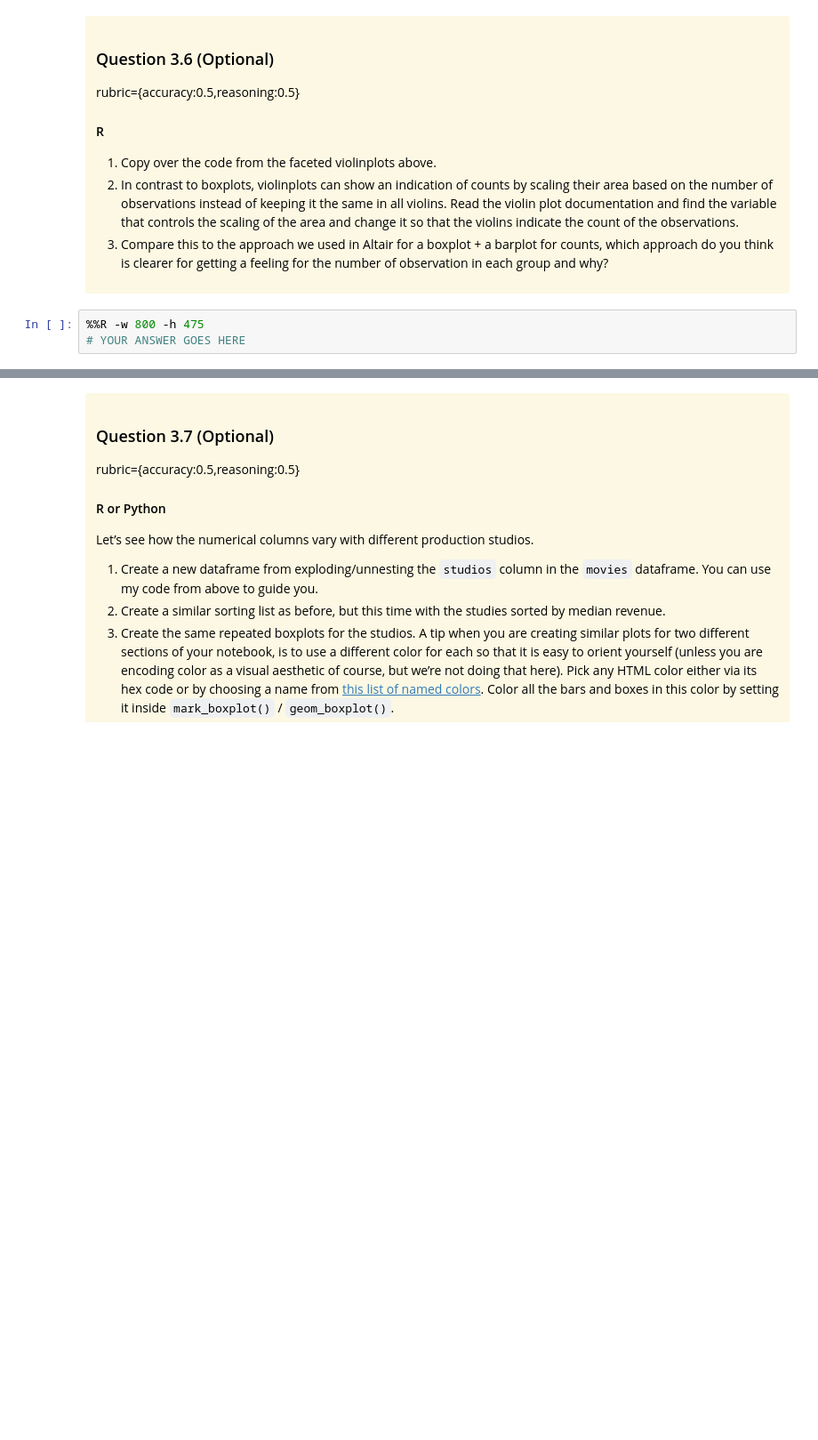
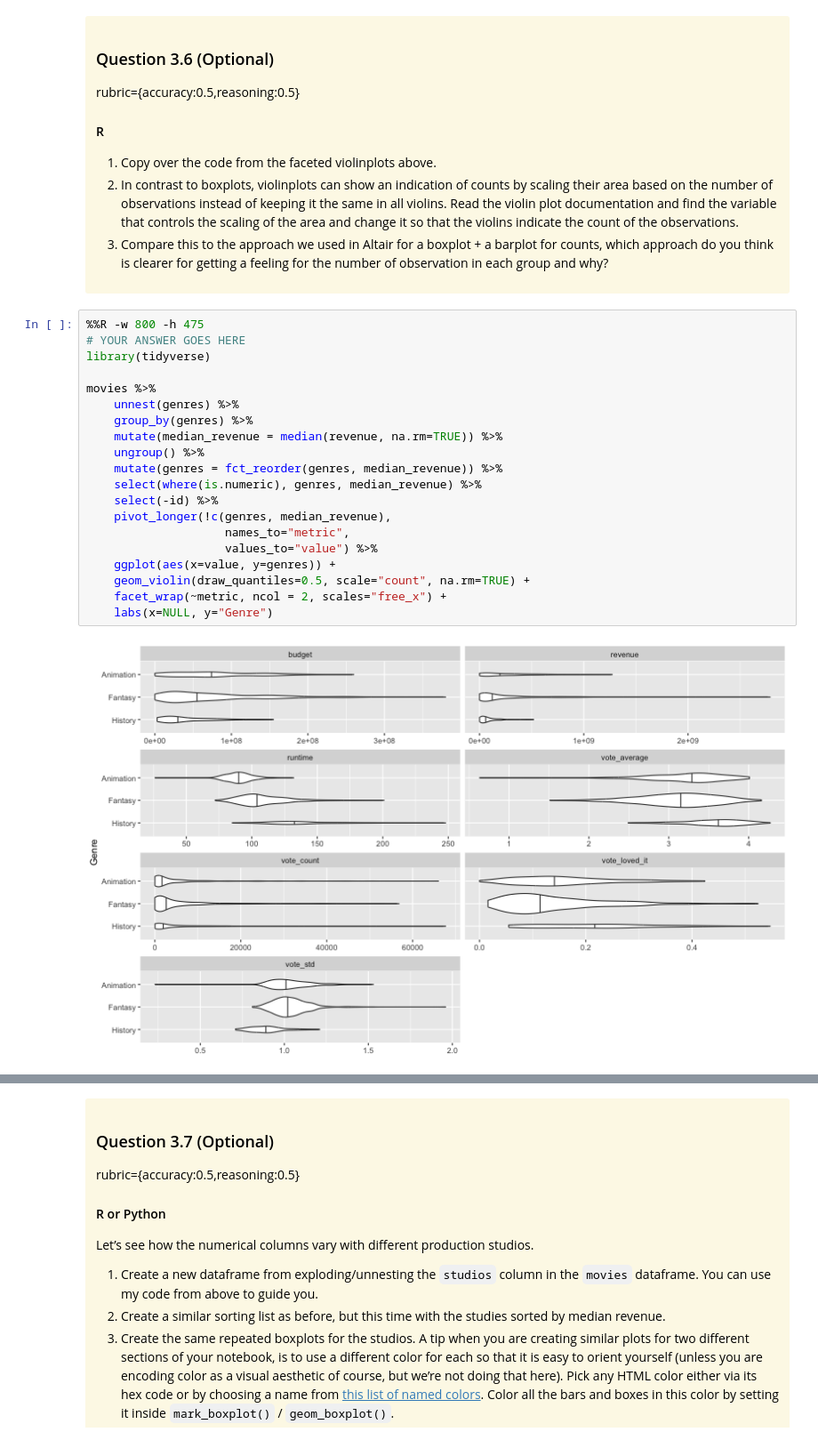
Before and after one commit to ruochenyang76-cloud/550lab, a Jupyter notebook: lab2/lab2.ipynb, the cells around one changed output, grey strips where cells are left out. Shown at 89% size. Cells and saved outputs as stored; diff of their text form; blank space fills up the shorter version.

```diff
--- a/lab2/lab2.ipynb
+++ b/lab2/lab2.ipynb
@@ -721,6 +805,25 @@ rubric={accuracy:0.5,reasoning:0.5}
 </ol>
 
 </div>
-# %%
-%%R -w 800 -h 475
-# YOUR ANSWER GOES HERE
+# %%
+%%R -w 800 -h 475
+# YOUR ANSWER GOES HERE
+library(tidyverse)
+
+movies %>%
+    unnest(genres) %>%
+    group_by(genres) %>%
+    mutate(median_revenue = median(revenue, na.rm=TRUE)) %>%
+    ungroup() %>%
+    mutate(genres = fct_reorder(genres, median_revenue)) %>%
+    select(where(is.numeric), genres, median_revenue) %>%
+    select(-id) %>%
+    pivot_longer(!c(genres, median_revenue),
+                    names_to="metric",
+                    values_to="value") %>%
+    ggplot(aes(x=value, y=genres)) +
+    geom_violin(draw_quantiles=0.5, scale="count", na.rm=TRUE) +
+    facet_wrap(~metric, ncol = 2, scales="free_x") +
+    labs(x=NULL, y="Genre")
+# %% [output]
+[figure, added]
```
Also changed, not shown: parts of 14 cells of this notebook, 1 other file.
